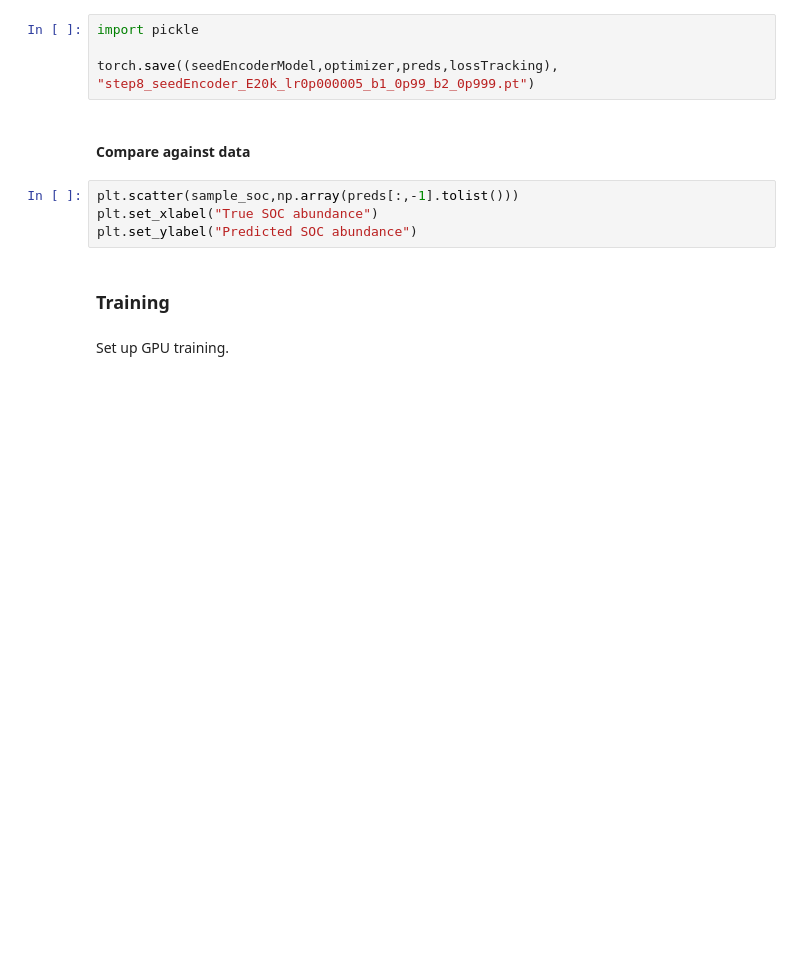
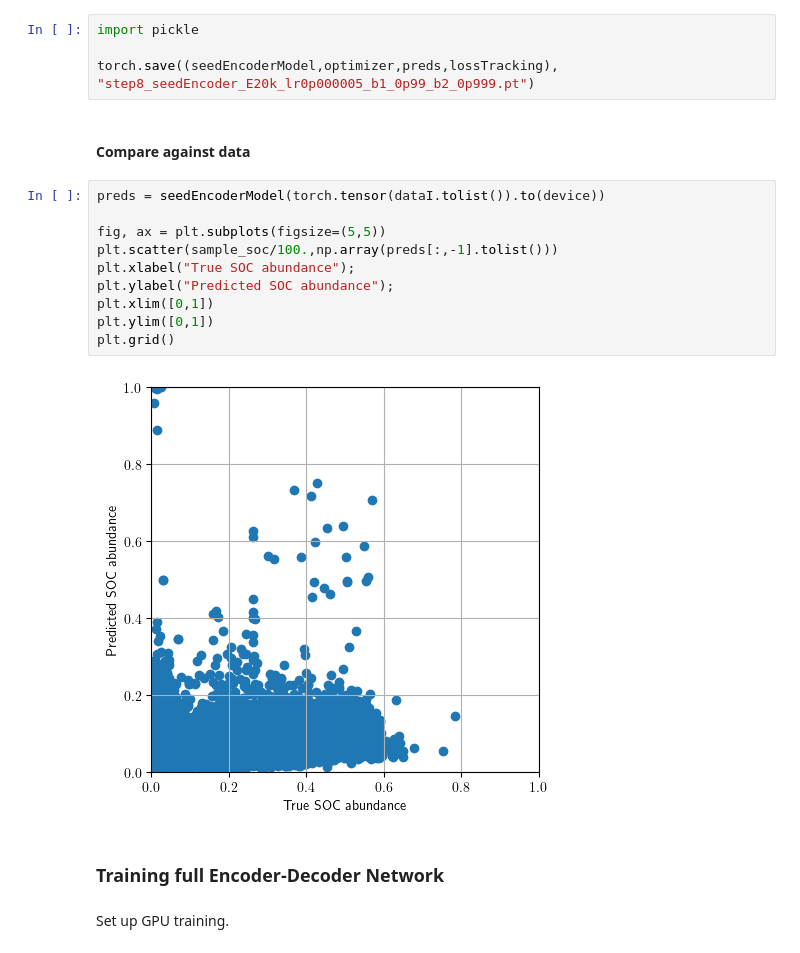
Before and after one commit to eacoleman/RaCA-SOC-a-spectrum-analysis, a Jupyter notebook: RaCA-SOC-a/run-RaCA-SOC-a_step8.ipynb, the cells around one changed output. Drawn from its saved outputs; the diff is of its cells as text; blank space fills up the shorter version.

```diff
--- a/RaCA-SOC-a/run-RaCA-SOC-a_step8.ipynb
+++ b/RaCA-SOC-a/run-RaCA-SOC-a_step8.ipynb
@@ -373,11 +373,19 @@ torch.save((seedEncoderModel,optimizer,preds,lossTracking), "step8_seedEncoder_E
 # %% [markdown]
 #### Compare against data
 # %%
-plt.scatter(sample_soc,np.array(preds[:,-1].tolist()))
-plt.set_xlabel("True SOC abundance")
-plt.set_ylabel("Predicted SOC abundance")
+preds = seedEncoderModel(torch.tensor(dataI.tolist()).to(device))
+
+fig, ax = plt.subplots(figsize=(5,5))
+plt.scatter(sample_soc/100.,np.array(preds[:,-1].tolist()))
+plt.xlabel("True SOC abundance");
+plt.ylabel("Predicted SOC abundance");
+plt.xlim([0,1])
+plt.ylim([0,1])
+plt.grid()
+# %% [output]
+[figure, added]
 # %% [markdown]
-### Training
+### Training full Encoder-Decoder Network
 # %% [markdown]
 Set up GPU training.
 # %%
```
Also changed, not shown: parts of 14 cells of this notebook, 3 other files.
